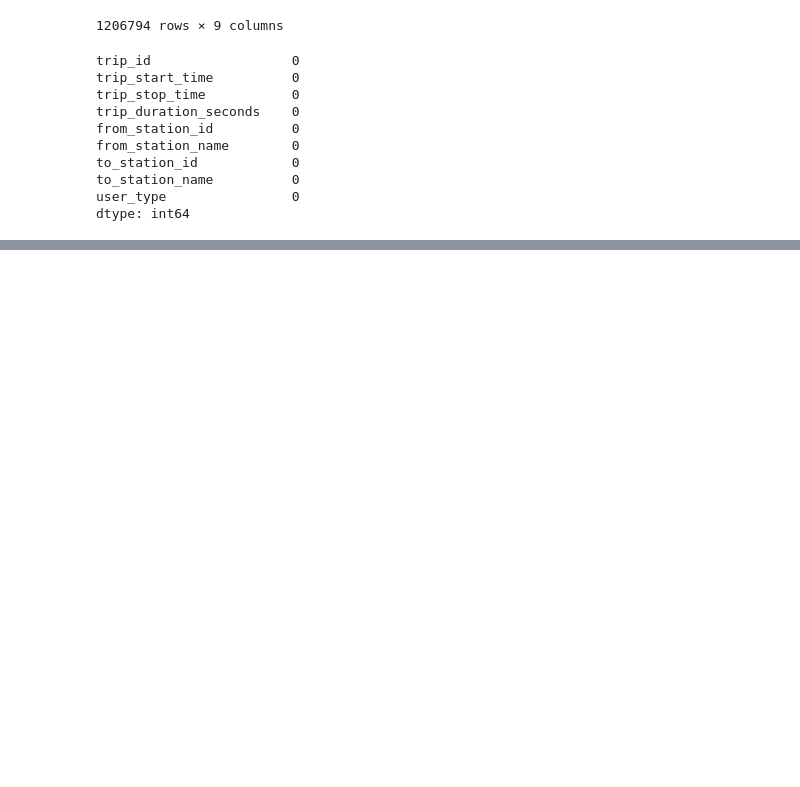
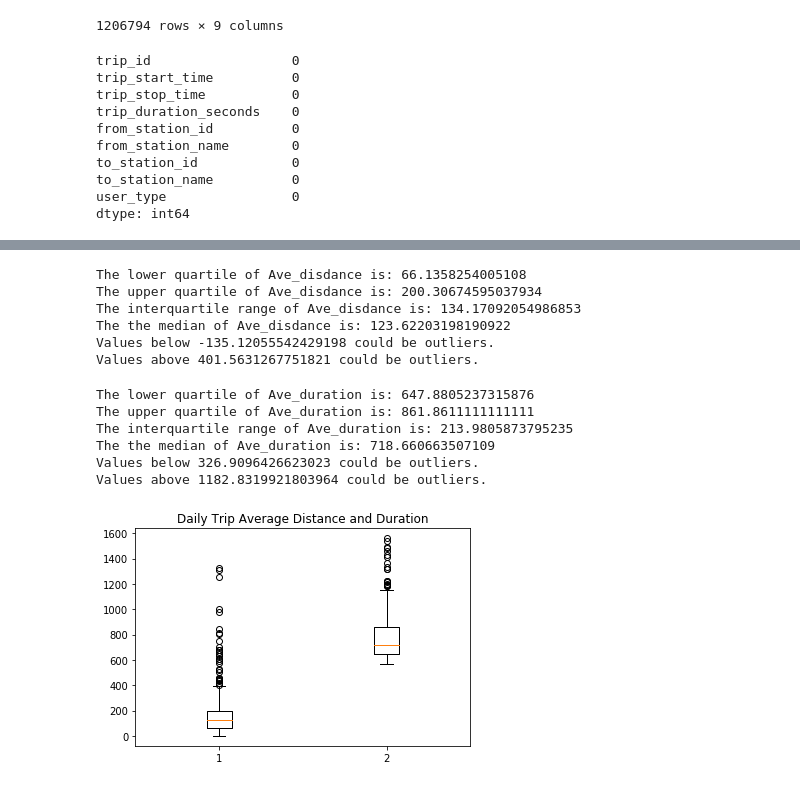
Before and after one commit to hannahcjy/Project2, a Jupyter notebook: data_cleaning and analysis.ipynb, the cells around one changed output, grey strips where cells are left out. Drawn from its saved outputs; the diff is of its cells as text; code cells hidden in the pictures; blank space fills up the shorter version.

```diff
--- a/data_cleaning and analysis.ipynb
+++ b/data_cleaning and analysis.ipynb
@@ -391,0 +622,4 @@ bike_share_2017.to_sql(name='bike_share_2017', con=engine, if_exists='append', i
+# %%
+grouped_df['Ave_duration']=grouped_df['trip_duration_seconds']/grouped_df['Frequency']
+grouped_df['Ave_disdance']=grouped_df['Distance']/grouped_df['Frequency']
+grouped_df.head()
@@ -391,0 +633,57 @@ bike_share_2017.to_sql(name='bike_share_2017', con=engine, if_exists='append', i
+# %%
+#Box plot to see outlier of Daily Ave Distance and Duration
+distance = grouped_df["Ave_disdance"]
+quartiles = distance.quantile([.25,.5,.75])
+lowerq = quartiles[0.25]
+upperq = quartiles[0.75]
+iqr = upperq-lowerq
+
+print(f"The lower quartile of Ave_disdance is: {lowerq}")
+print(f"The upper quartile of Ave_disdance is: {upperq}")
+print(f"The interquartile range of Ave_disdance is: {iqr}")
+print(f"The the median of Ave_disdance is: {quartiles[0.5]} ")
+
+lower_bound = lowerq - (1.5*iqr)
+upper_bound = upperq + (1.5*iqr)
+print(f"Values below {lower_bound} could be outliers.")
+print(f"Values above {upper_bound} could be outliers.")
+# %% [output]
+The lower quartile of Ave_disdance is: 66.1358254005108
+The upper quartile of Ave_disdance is: 200.30674595037934
+The interquartile range of Ave_disdance is: 134.17092054986853
+The the median of Ave_disdance is: 123.62203198190922
+Values below -135.12055542429198 could be outliers.
+Values above 401.5631267751821 could be outliers.
+# %%
+duration = grouped_df["Ave_duration"]
+quartiles = duration.quantile([.25,.5,.75])
+lowerq = quartiles[0.25]
+upperq = quartiles[0.75]
+iqr = upperq-lowerq
+
+print(f"The lower quartile of Ave_duration is: {lowerq}")
+print(f"The upper quartile of Ave_duration is: {upperq}")
+print(f"The interquartile range of Ave_duration is: {iqr}")
+print(f"The the median of Ave_duration is: {quartiles[0.5]} ")
+
+lower_bound = lowerq - (1.5*iqr)
+upper_bound = upperq + (1.5*iqr)
+print(f"Values below {lower_bound} could be outliers.")
+print(f"Values above {upper_bound} could be outliers.")
+# %% [output]
+The lower quartile of Ave_duration is: 647.8805237315876
+The upper quartile of Ave_duration is: 861.8611111111111
+The interquartile range of Ave_duration is: 213.9805873795235
+The the median of Ave_duration is: 718.660663507109
+Values below 326.9096426623023 could be outliers.
+Values above 1182.8319921803964 could be outliers.
+# %%
+#Box plot to see outlier of Daily Trip Distance and duration
+data = [distance, duration]
+fig1, ax1 = plt.subplots()
+ax1.set_title('Daily Trip Average Distance and Duration')
+ax1.boxplot(data)
+
+plt.show()
+# %% [output]
+[figure, added]
```
Also changed, not shown: parts of 36 cells of this notebook, 1 other file.
